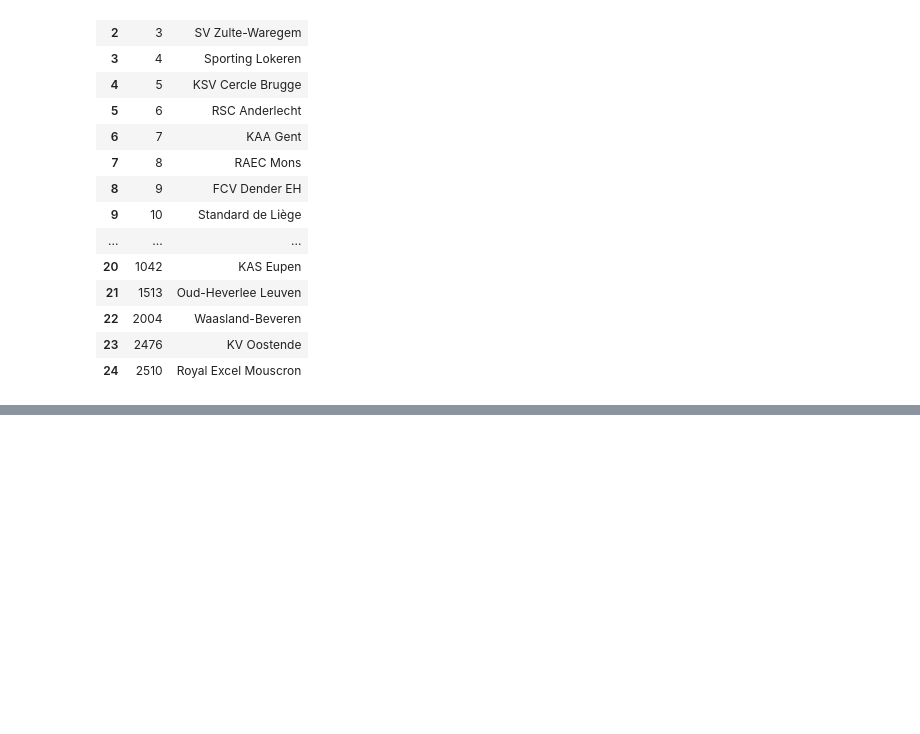
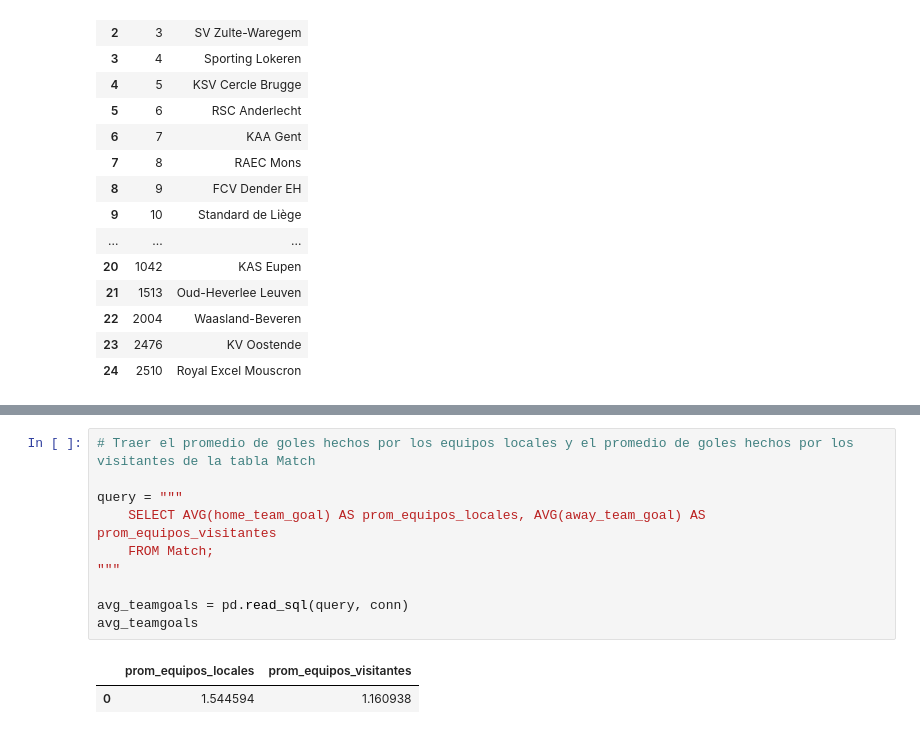
Before and after one commit to Yobany1210/TalentoTech, a Jupyter notebook: Taller_SQL.ipynb, the cells around one changed output, grey strips where cells are left out. Cells and saved outputs as stored; diff of their text form; blank space fills up the shorter version.

```diff
--- a/Taller_SQL.ipynb
+++ b/Taller_SQL.ipynb
@@ -311,0 +385,13 @@ teams
+# %%
+# Traer el promedio de goles hechos por los equipos locales y el promedio de goles hechos por los visitantes de la tabla Match
+
+query = """
+    SELECT AVG(home_team_goal) AS prom_equipos_locales, AVG(away_team_goal) AS prom_equipos_visitantes
+    FROM Match;
+"""
+
+avg_teamgoals = pd.read_sql(query, conn)
+avg_teamgoals
+# %% [output]
+|  | prom_equipos_locales | prom_equipos_visitantes |
+| 0 | 1.544594 | 1.160938 |
```
Also changed, not shown: parts of 7 cells of this notebook.
